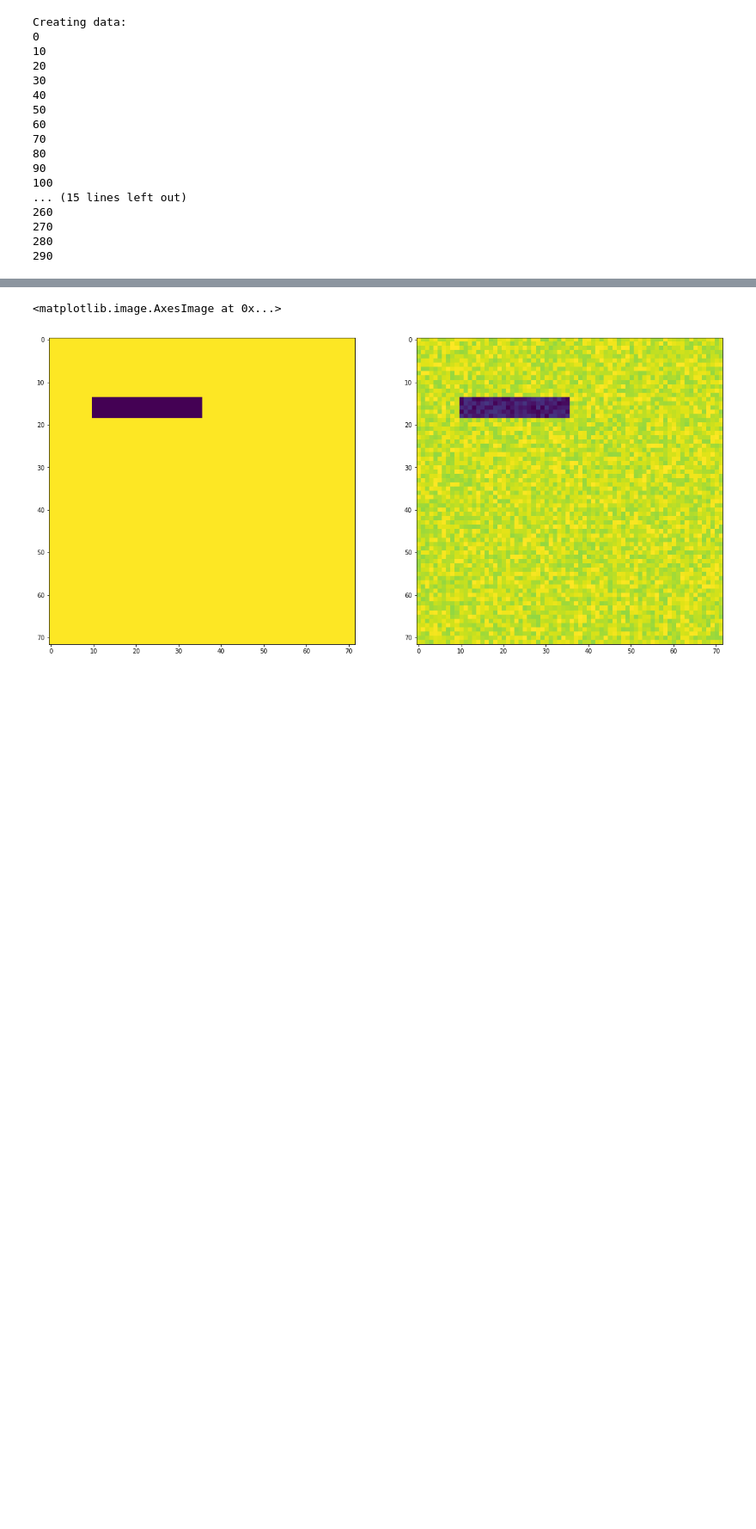
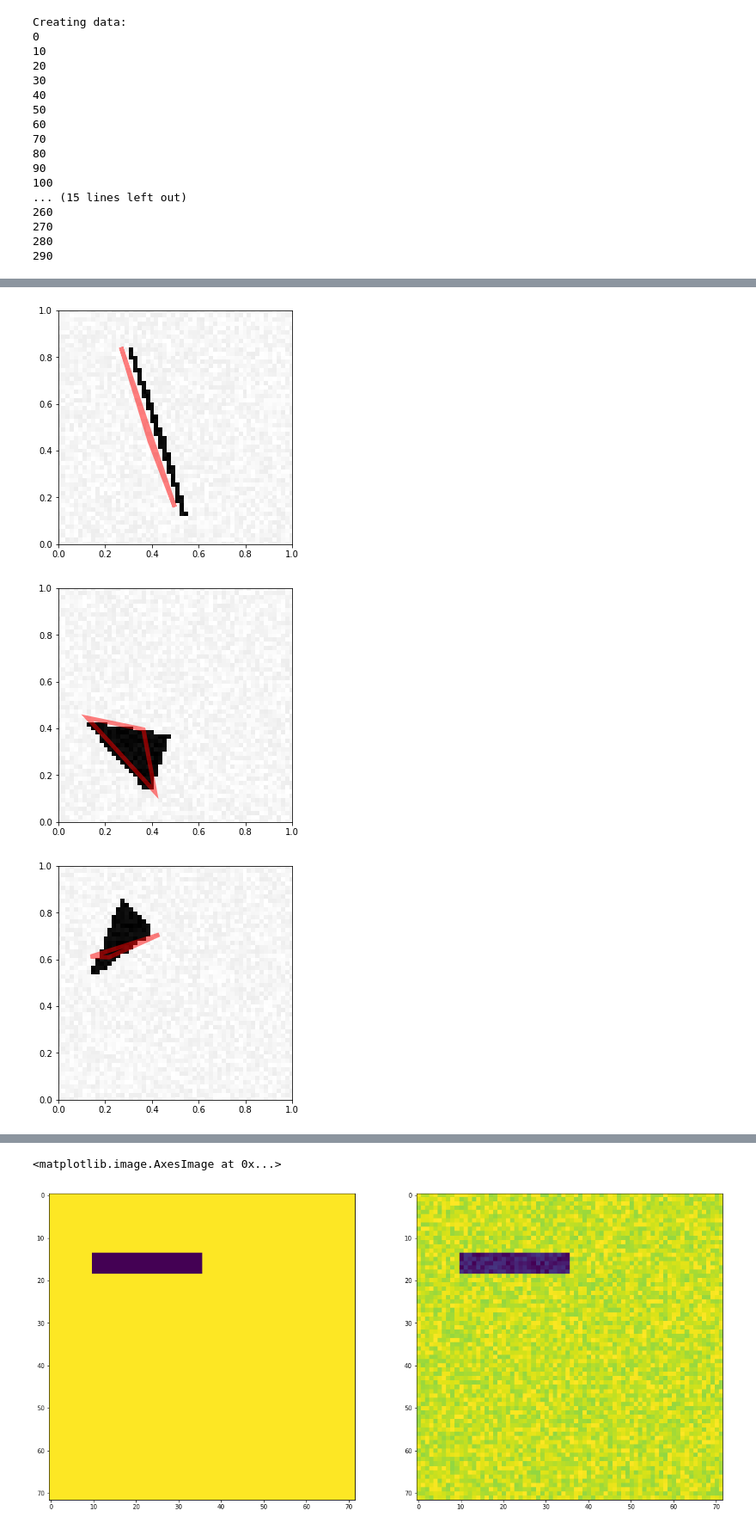
Before and after one commit to ClementBarras/mva-deep-learning, a Jupyter notebook: mp1.ipynb, the cells around one changed output, grey strips where cells are left out. Shown at 86% size. Cells and saved outputs as stored; diff of their text form; code cells hidden in the pictures; blank space fills up the shorter version.

```diff
--- a/mp1.ipynb
+++ b/mp1.ipynb
@@ -549,0 +475,12 @@ for i in range(3):
+# %%
+Y_predict = model.predict(X_test_2D)
+
+for i in np.random.randint(0, 300, 3):
+    visualize_prediction(X_test[i], Y_predict[i])
+
+los = model.evaluate(X_test_2D, Y_test)
+print("Testing mse = {:.4e}".format(los))
+# %% [output]
+[figure, added]
+[figure, added]
+[figure, added]
```
Also changed, not shown: parts of 61 cells of this notebook, 1 other file.
